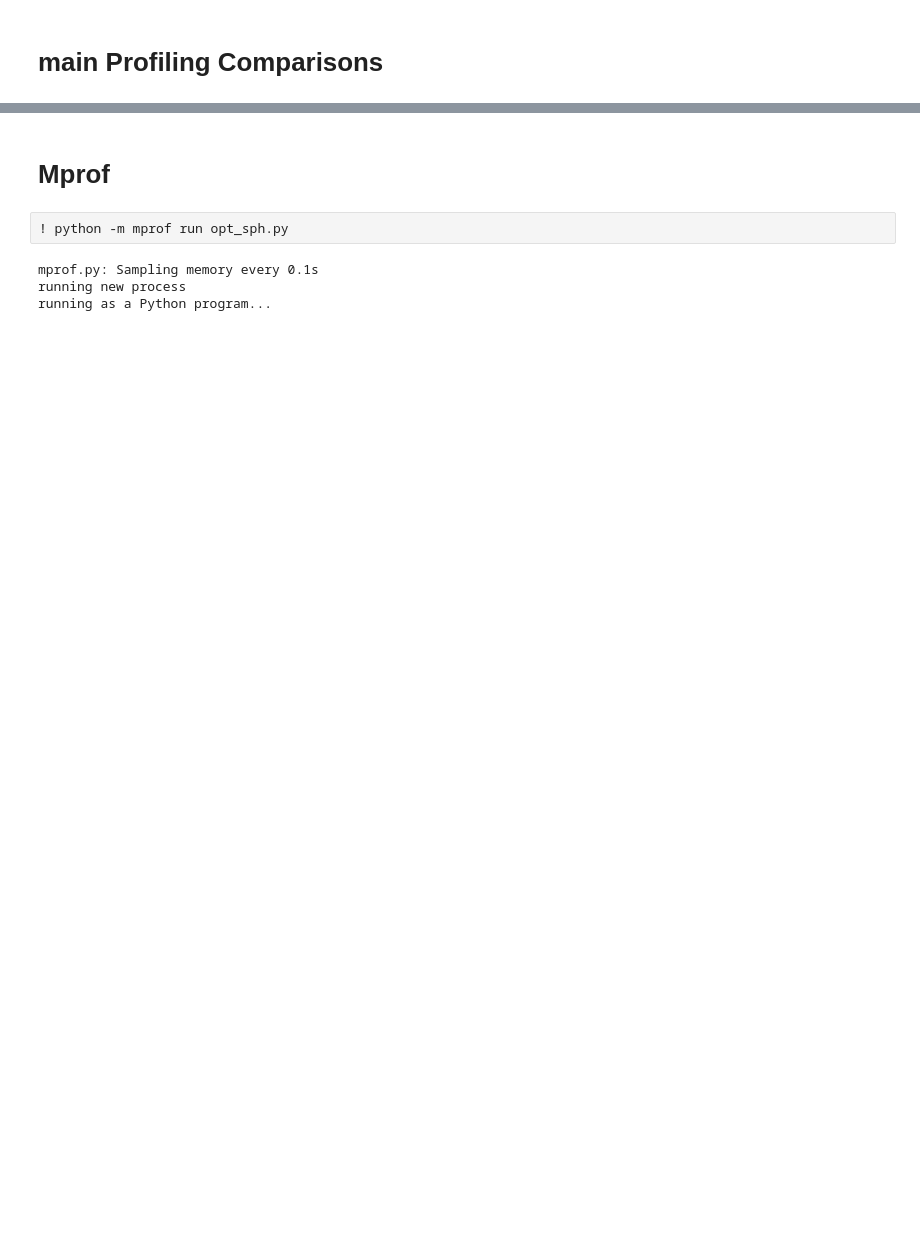
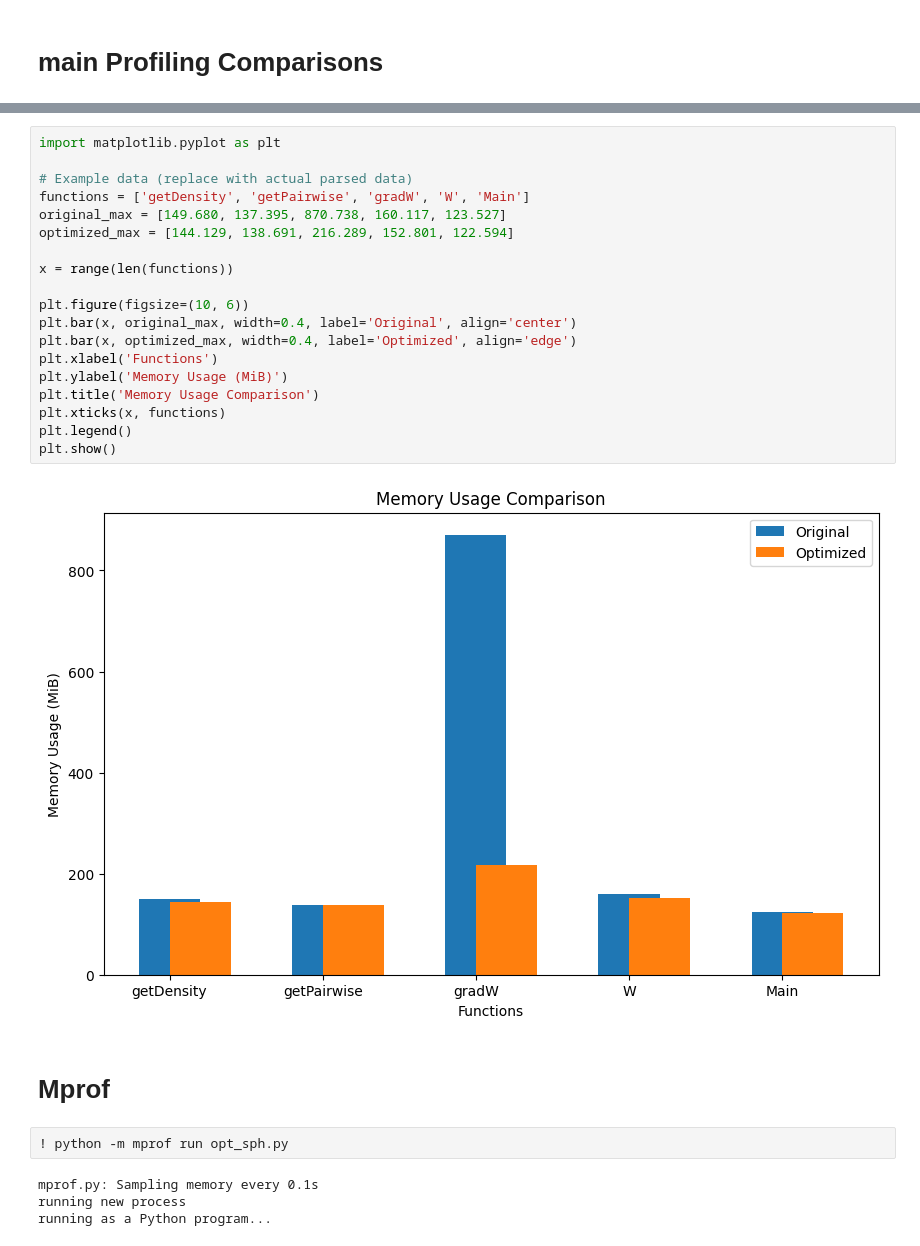
Before and after one commit to ge96lip/Computational-Astrophysics, a Jupyter notebook: mem_opt/updated_profiling.ipynb, the cells around one changed output, grey strips where cells are left out. Saved outputs shown, nothing was run; the diff lists cells and outputs as text; blank space fills up the shorter version.

```diff
--- a/mem_opt/updated_profiling.ipynb
+++ b/mem_opt/updated_profiling.ipynb
@@ -182,3 +354,24 @@ By optimizing the gradW function with np.empty to initailze arrays and using in-
+# %%
+import matplotlib.pyplot as plt
+
+# Example data (replace with actual parsed data)
+functions = ['getDensity', 'getPairwise', 'gradW', 'W', 'Main']
+original_max = [149.680, 137.395, 870.738, 160.117, 123.527]
+optimized_max = [144.129, 138.691, 216.289, 152.801, 122.594]
+
+x = range(len(functions))
+
+plt.figure(figsize=(10, 6))
+plt.bar(x, original_max, width=0.4, label='Original', align='center')
+plt.bar(x, optimized_max, width=0.4, label='Optimized', align='edge')
+plt.xlabel('Functions')
+plt.ylabel('Memory Usage (MiB)')
+plt.title('Memory Usage Comparison')
+plt.xticks(x, functions)
+plt.legend()
+plt.show()
+# %% [output]
+[figure, added]
 # %% [markdown]
 # Mprof
 # %%
```
Also changed, not shown: parts of 19 cells of this notebook, 18 other files.
